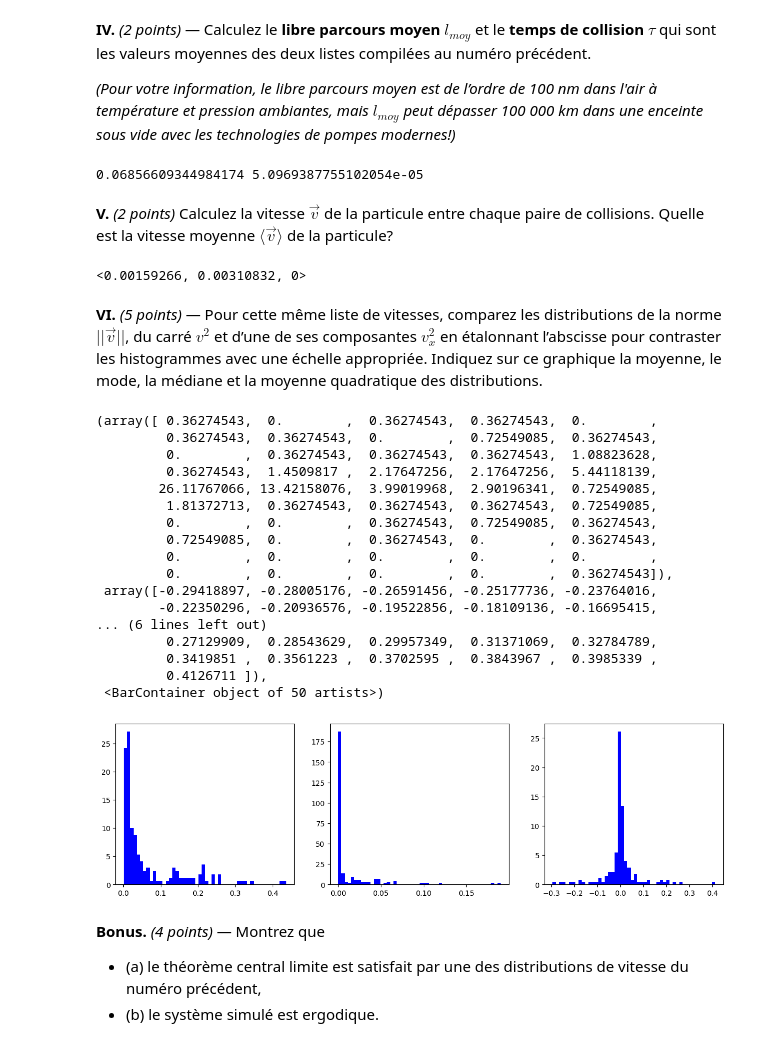
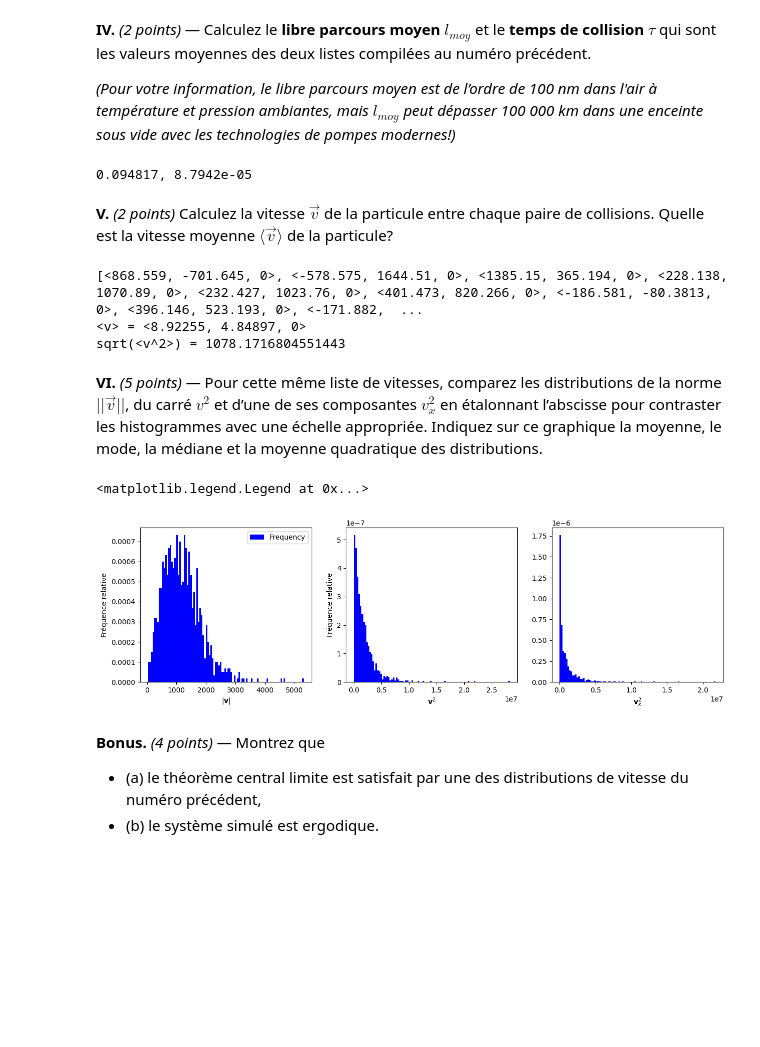
Before and after one commit to MATOT9/Etat-Solide, a Jupyter notebook: TP1/TDS-TPNB_Part1_H24.ipynb, the cells around one changed output. Cells and saved outputs as stored; diff of their text form; code cells hidden in the pictures; blank space fills up the shorter version.

```diff
--- a/TP1/TDS-TPNB_Part1_H24.ipynb
+++ b/TP1/TDS-TPNB_Part1_H24.ipynb
@@ -124,69 +140,47 @@ _(Pour votre information, le libre parcours moyen est de l’ordre de 100 nm dan
 # %%
 lmoy = np.mean(distanceCollision) #m
 tau = np.mean(timeCollision) #s
-print(lmoy, tau)
+print(f"{lmoy:.5}, {tau:.5}")
 # %% [output]
-0.06856609344984174 5.0969387755102054e-05
+0.094817, 8.7942e-05
 # %% [markdown]
 **V.** _(2 points)_ Calculez la vitesse $\vec{v}$ de la particule entre chaque paire de collisions. Quelle est la vitesse moyenne $\langle\vec{v}\rangle$ de la particule?
-# %%
-def calculate_speed_vector(histPosSphereX, histPosSphereY, timeCollision, dt):
-    v = []
-    idx_0 = 0
-    for i in range(len(timeCollision)-1):
-        idx_end = idx_0 + round(timeCollision[i]/dt)
-        v.append(vector(histPosSphereX[idx_end]-histPosSphereX[idx_0], histPosSphereY[idx_end]-histPosSphereY[idx_0],0))
-        idx_0 = idx_end
-
-    return v
-v = calculate_speed_vector(histPosSphereX, histPosSphereY, timeCollision, dt)
-vecMoy = vector(0,0,0)
-for i in range(len(v)):
-    vecMoy = vecMoy + v[i]
-vecMoy = vecMoy/len(v)
-print(vecMoy)
-
-#
-# %% [output]
-<0.00159266, 0.00310832, 0>
+# %%
+deltaR = [vp.vector(x, y, 0) for x, y, time in zip(xCollision, yCollision, timeCollision)]
+vecV = [R/time for R, time in zip(deltaR, timeCollision)]
+vecMoy = sum(deltaR, vp.vector(0, 0, 0)) / (dt*timeLoopLen)
+
+print(vecV)
+print(f"<v> = {vecMoy}")
+print(f"sqrt(<v^2>) = {lmoy/tau}")
+# %% [output]
+[<868.559, -701.645, 0>, <-578.575, 1644.51, 0>, <1385.15, 365.194, 0>, <228.138, 1070.89, 0>, <232.427, 1023.76, 0>, <401.473, 820.266, 0>, <-186.581, -80.3813, 0>, <396.146, 523.193, 0>, <-171.882,  ...
+<v> = <8.92255, 4.84897, 0>
+sqrt(<v^2>) = 1078.1716804551443
 # %% [markdown]
 **VI.** _(5 points)_ &mdash; Pour cette même liste de vitesses, comparez les distributions de la norme $||\vec{v}||$, du carré $v^2$ et d’une de ses composantes $v_x^2$ en étalonnant l’abscisse pour contraster les histogrammes avec une échelle appropriée. Indiquez sur ce graphique la moyenne, le mode, la médiane et la moyenne quadratique des distributions.
 # %%
-vNorm, v2Norm, vxNorm = np.zeros(len(v)), np.zeros(len(v)), np.zeros(len(v))
-for i in range(len(v)):
-    vecT = v[i]
-    vNorm[i] = sqrt((vecT.x)**2+(vecT.y)**2)
-    v2Norm[i] = dot(vecT, vecT)
-    vxNorm[i] = vecT.x
+import matplotlib.pyplot as plt
+%matplotlib inline
 
-NBINS = 50
+vNorm = [vp.mag(v) for v in vecV]
+v2Norm = [vp.mag2(v) for v in vecV]
+vxNorm = [v.x**2 for v in vecV]
+
+NBINS = 100
 fig, axs = plt.subplots(1, 3, figsize=(15, 4))
 axs[0].hist(vNorm, NBINS, density=True, color="b", label="Frequency")
 axs[1].hist(v2Norm, NBINS, density=True, color="b", label="Frequency")
 axs[2].hist(vxNorm, NBINS, density=True, color="b", label="Frequency")
-#axs.set_xlabel("Time between samples [ms]")
-#axs.set_ylabel("Relative frequency")
-#axs.set_title("Dataset")
-#axs.legend()
+axs[0].set_xlabel(r"$|\mathbf{v}|$")
+axs[1].set_xlabel(r"$\mathbf{v}^2$")
+axs[2].set_xlabel(r"$\mathbf{v}_x^2$")
+[axs[i].set_ylabel("Fréquence relative") for i in range(2)]
+#axs[0].set_title("Dataset")
+axs[0].legend()
 # %% [output]
-(array([ 0.36274543,  0.        ,  0.36274543,  0.36274543,  0.        ,
-         0.36274543,  0.36274543,  0.        ,  0.72549085,  0.36274543,
-         0.        ,  0.36274543,  0.36274543,  0.36274543,  1.08823628,
-         0.36274543,  1.4509817 ,  2.17647256,  2.17647256,  5.44118139,
-        26.11767066, 13.42158076,  3.99019968,  2.90196341,  0.72549085,
-         1.81372713,  0.36274543,  0.36274543,  0.36274543,  0.72549085,
-         0.        ,  0.        ,  0.36274543,  0.72549085,  0.36274543,
-         0.72549085,  0.        ,  0.36274543,  0.        ,  0.36274543,
-         0.        ,  0.        ,  0.        ,  0.        ,  0.        ,
-         0.        ,  0.        ,  0.        ,  0.        ,  0.36274543]),
- array([-0.29418897, -0.28005176, -0.26591456, -0.25177736, -0.23764016,
-        -0.22350296, -0.20936576, -0.19522856, -0.18109136, -0.16695415,
-... (6 lines left out)
-         0.27129909,  0.28543629,  0.29957349,  0.31371069,  0.32784789,
-         0.3419851 ,  0.3561223 ,  0.3702595 ,  0.3843967 ,  0.3985339 ,
-         0.4126711 ]),
- <BarContainer object of 50 artists>)
+<matplotlib.legend.Legend at 0x...>
-[figure, old version]
+[figure, new version]
 # %% [markdown]
 **Bonus.** _(4 points)_ &mdash; Montrez que
 - (a) le théorème central limite est satisfait par une des distributions de vitesse du numéro précédent,
```
Also changed, not shown: parts of 7 cells of this notebook, 1 other file.
